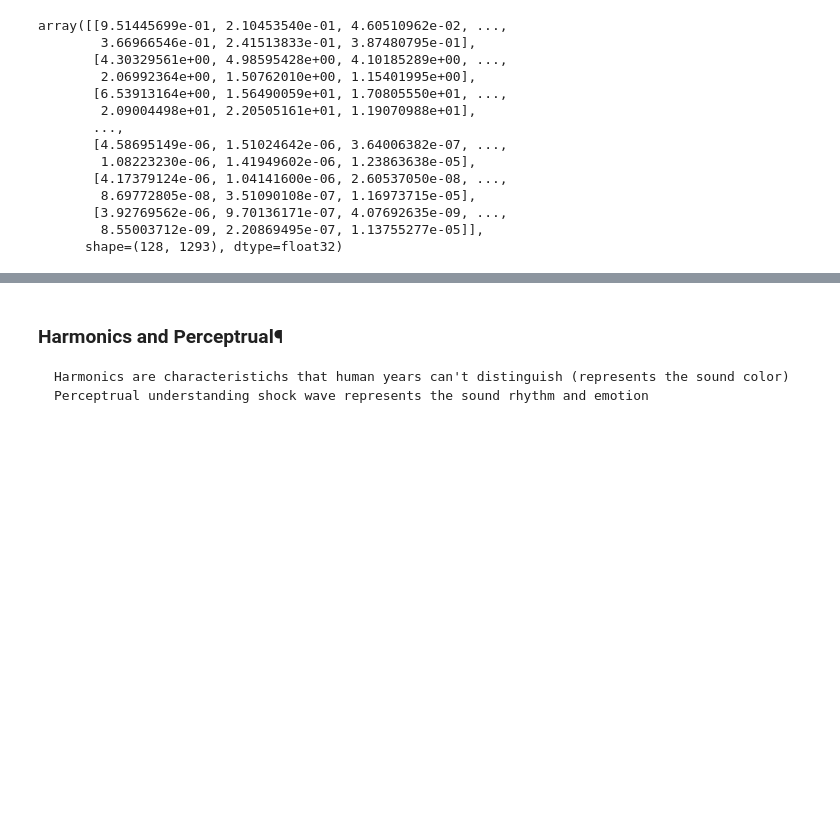
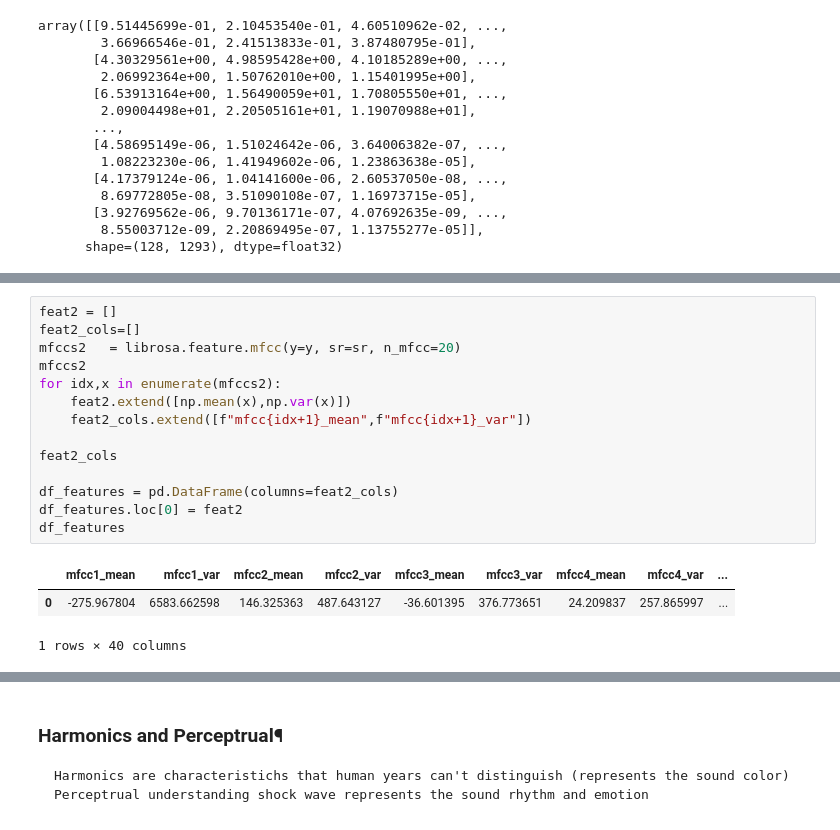
Before and after one commit to SCJA-JEDHA/GTZAN_music_genre_classification, a Jupyter notebook: EDA_CNN/explo_music_genre_EDA_cyril.ipynb, the cells around one changed output, grey strips where cells are left out. Cells and saved outputs as stored; diff of their text form; blank space fills up the shorter version.

```diff
--- a/EDA_CNN/explo_music_genre_EDA_cyril.ipynb
+++ b/EDA_CNN/explo_music_genre_EDA_cyril.ipynb
@@ -256,0 +285,18 @@ Zero Crossing Rate
+# %%
+feat2 = []
+feat2_cols=[]
+mfccs2   = librosa.feature.mfcc(y=y, sr=sr, n_mfcc=20)
+mfccs2
+for idx,x in enumerate(mfccs2):
+    feat2.extend([np.mean(x),np.var(x)])
+    feat2_cols.extend([f"mfcc{idx+1}_mean",f"mfcc{idx+1}_var"])
+
+feat2_cols
+
+df_features = pd.DataFrame(columns=feat2_cols)
+df_features.loc[0] = feat2
+df_features
+# %% [output]
+|  | mfcc1_mean | mfcc1_var | mfcc2_mean | mfcc2_var | mfcc3_mean | mfcc3_var | mfcc4_mean | mfcc4_var | ... |
+| 0 | -275.967804 | 6583.662598 | 146.325363 | 487.643127 | -36.601395 | 376.773651 | 24.209837 | 257.865997 | ... |
+1 rows × 40 columns
```
Also changed, not shown: parts of 13 cells of this notebook, 1 other file.
